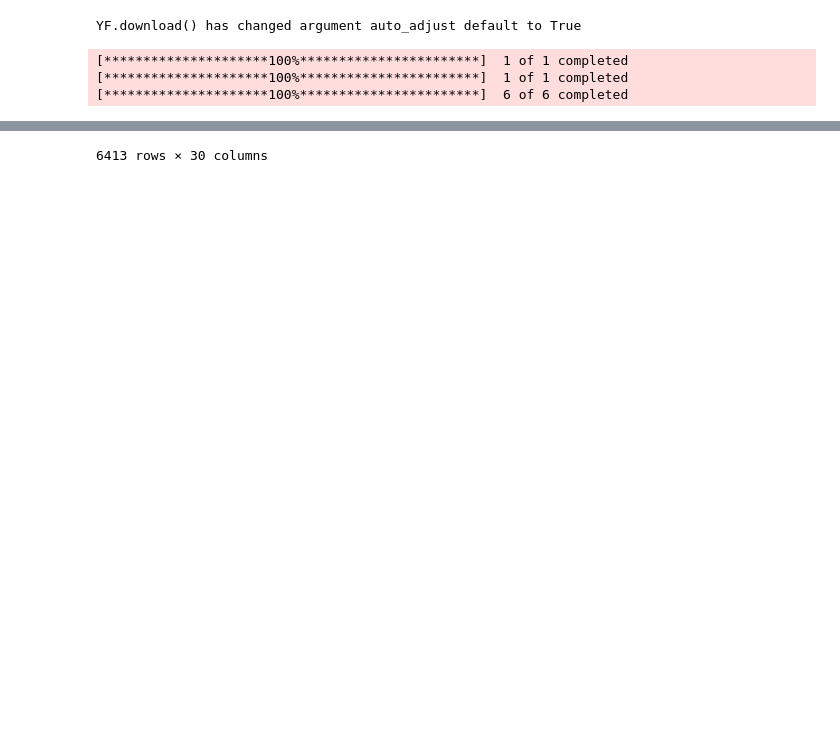
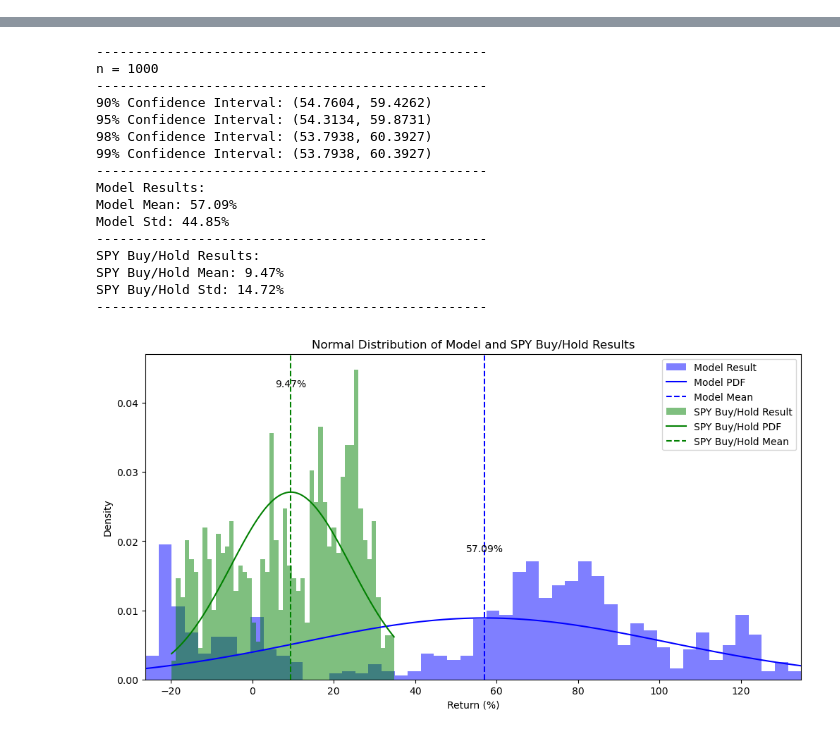
Before and after one commit to FilBillions/portfolio_generator, a Jupyter notebook: Backtest_Results.ipynb, the cells around one changed output, grey strips where cells are left out. Drawn from its saved outputs; the diff is of its cells as text; code cells hidden in the pictures; blank space fills up the shorter version.

```diff
--- a/Backtest_Results.ipynb
+++ b/Backtest_Results.ipynb
@@ -3,10 +3,5 @@ from backtest_port import Backtest
 # %%
-test = Backtest()
+import_csv='portfolio_backtest_results.csv'
-# %% [output]
-YF.download() has changed argument auto_adjust default to True
-[*********************100%***********************]  1 of 1 completed
-[*********************100%***********************]  1 of 1 completed
-[*********************100%***********************]  6 of 6 completed
 # %%
-test.return_data()
+return_hist(import_csv,buy_hold=False, spy=True)
 # %% [output]
@@ -27 +8,17 @@ test.return_data()
-6413 rows × 30 columns
+--------------------------------------------------
+n = 1000
+--------------------------------------------------
+90% Confidence Interval: (54.7604, 59.4262)
+95% Confidence Interval: (54.3134, 59.8731)
+98% Confidence Interval: (53.7938, 60.3927)
+99% Confidence Interval: (53.7938, 60.3927)
+--------------------------------------------------
+Model Results:
+Model Mean: 57.09%
+Model Std: 44.85%
+--------------------------------------------------
+SPY Buy/Hold Results:
+SPY Buy/Hold Mean: 9.47%
+SPY Buy/Hold Std: 14.72%
+--------------------------------------------------
+[figure, added]
```
Also changed, not shown: parts of 3 cells of this notebook, 6 other files.
